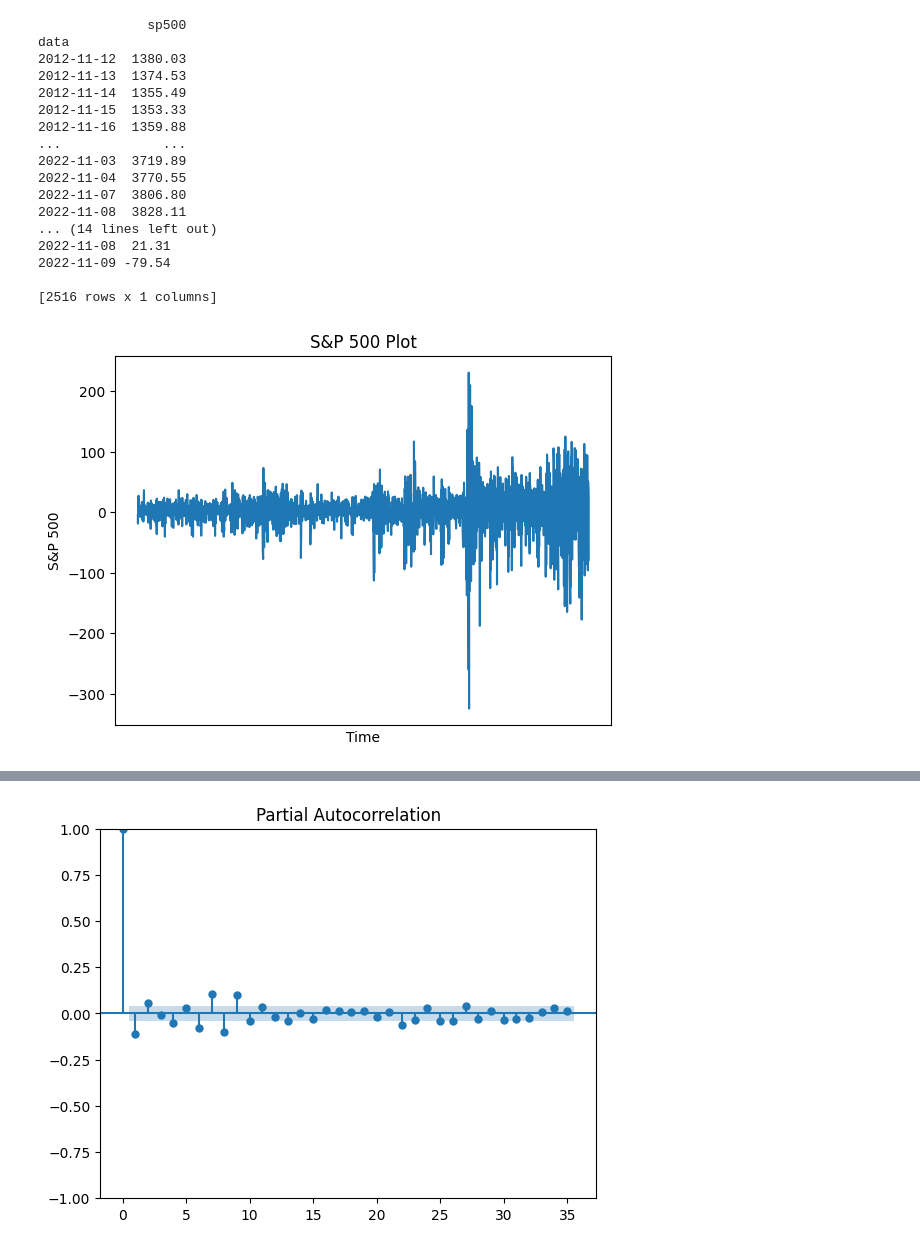
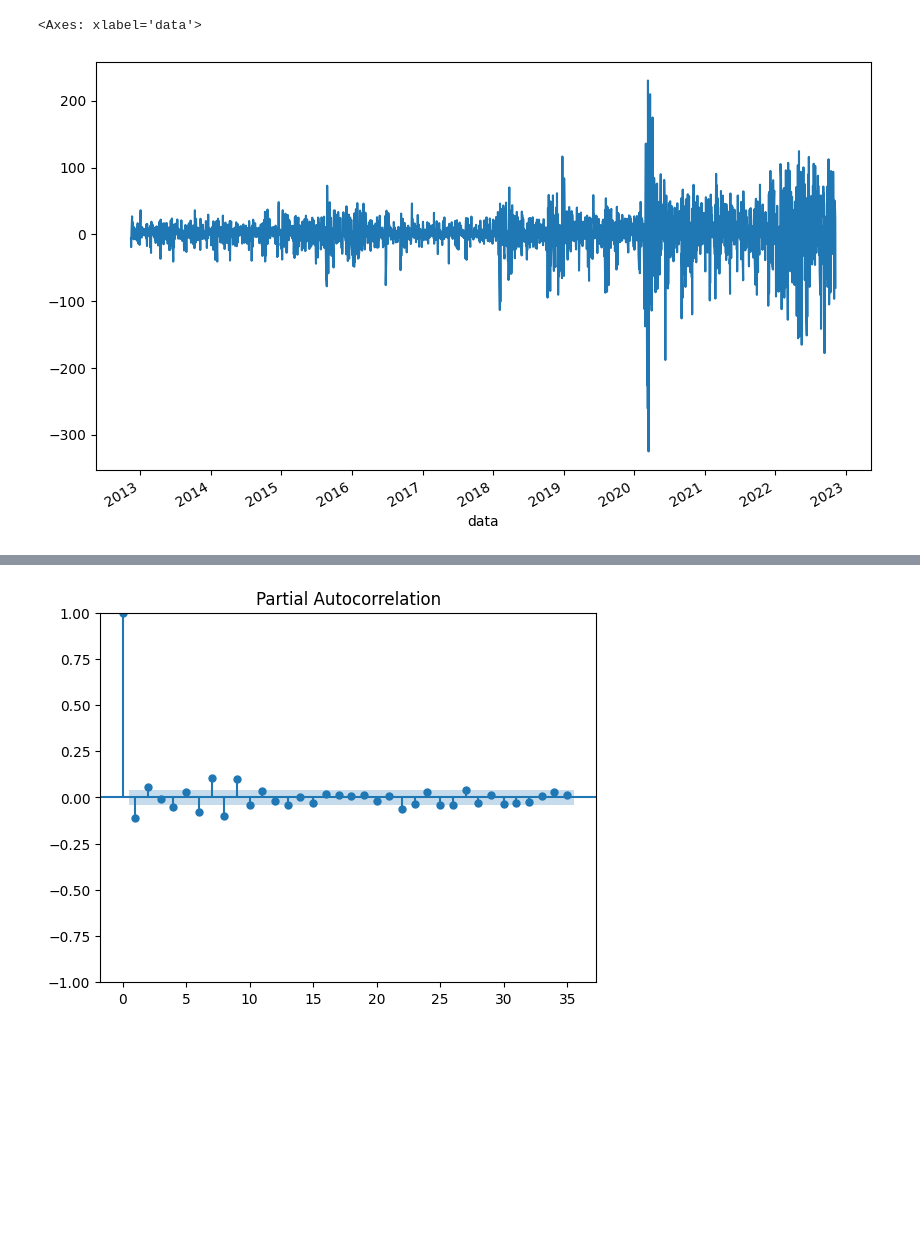
Before and after one commit to S1107327/datascience, a Jupyter notebook: serie_temporali.ipynb, the cells around one changed output, grey strips where cells are left out. Drawn from its saved outputs; the diff is of its cells as text; code cells hidden in the pictures; blank space fills up the shorter version.

```diff
--- a/serie_temporali.ipynb
+++ b/serie_temporali.ipynb
@@ -1,26 +3,18 @@
 # %%
-
 from statsmodels.tsa.stattools import adfuller
 import pandas as pd
 import numpy as np
 import matplotlib.pyplot as plt
 from datetime import datetime
 
-def basic_plot(to_plot):
-    plt.plot(to_plot)
-    plt.xlabel("Time")
-    plt.ylabel("S&P 500")
-    plt.title("S&P 500 Plot")
-    plt.gca().get_xaxis().set_ticks([])
-    plt.show()
-
-dataset:pd.DataFrame = pd.read_csv("sp500_index.csv")
-dataset_exog:pd.DataFrame = pd.read_csv("sp500_stocks.csv")
+dataset:pd.DataFrame = pd.read_csv("S&P 500/sp500_index.csv")
+dataset_exog:pd.DataFrame = pd.read_csv("S&P 500/sp500_stocks.csv")
 companies = ["AAPL", "MSFT", "AMZN", "BRK-B", "JNJ", "JPM", "XOM",  "GOOG", "GOOGL"]
 dataset_exog = dataset_exog[dataset_exog['Symbol'].isin(companies)]
 dataset_exog['Date'] = pd.to_datetime(dataset_exog['Date'])
 dataset_exog = dataset_exog[dataset_exog['Date'] >= datetime(year = 2012,month = 11,day = 12)]
-exogenous = dataset_exog[['Date', 'Symbol', 'Close']].dropna()
+exogenous = dataset_exog[['Date', 'Symbol', 'Close', 'High', 'Low', 'Volume']].dropna()
+exogenous_c = dataset_exog[['Date', 'Symbol', 'Close']].dropna()
 # Ripulire il dataset da valori nulli e simili
 dataset = dataset.dropna()
 #dataset = dataset.interpolate()
@@ -28,9 +22,7 @@ dataset.columns = ['data', 'sp500']
 dataset['data'] = pd.to_datetime(dataset['data'])
 dataset = dataset.set_index('data')
 exogenous = exogenous.set_index('Date')
-exogenous = exogenous.pivot_table(index=['Date'],
+exogenous_c = exogenous_c.set_index('Date')
+exogenous_close_only = exogenous_c.pivot_table(index=['Date'],
             columns=['Symbol'], values='Close').fillna(0)
-exogenous.drop(index=exogenous.index[-1],axis=0,inplace=True)
-# Plot per visualizzare il dataset
-#plt.plot(dataset['data'].dt.year.unique(), dataset.groupby(dataset['data'].dt.year)['sp500'].mean())
-basic_plot(dataset.sp500)
+exogenous_close_only.drop(index=exogenous_c.index[-1],axis=0,inplace=True)
@@ -60,4 +28,0 @@ data
-# %%
-dataset = dataset
-print(dataset)
-basic_plot(dataset.sp500)
@@ -91,30 +191,12 @@ p-value: 0.7454384431334123
 # %%
 # La serie non è stazionaria
-print(dataset)
 differentiated = dataset.copy()
 differentiated.sp500=differentiated.sp500.diff()
 differentiated=differentiated.dropna()
-print(differentiated)
-basic_plot(differentiated.sp500)
+differentiated.sp500.plot(figsize=(10,6))
 # %% [output]
-              sp500
-data
-2012-11-12  1380.03
-2012-11-13  1374.53
-2012-11-14  1355.49
-2012-11-15  1353.33
-2012-11-16  1359.88
-...             ...
-2022-11-03  3719.89
-2022-11-04  3770.55
-2022-11-07  3806.80
-2022-11-08  3828.11
-... (14 lines left out)
-2022-11-08  21.31
-2022-11-09 -79.54
-
-[2516 rows x 1 columns]
+<Axes: xlabel='data'>
-[figure, old version]
+[figure, new version]
 # %%
 # Si controlla se la nuova serie differenziata
 adf_test_results = adfuller(differentiated.sp500)
```
Also changed, not shown: parts of 31 cells of this notebook, 2 other files.
